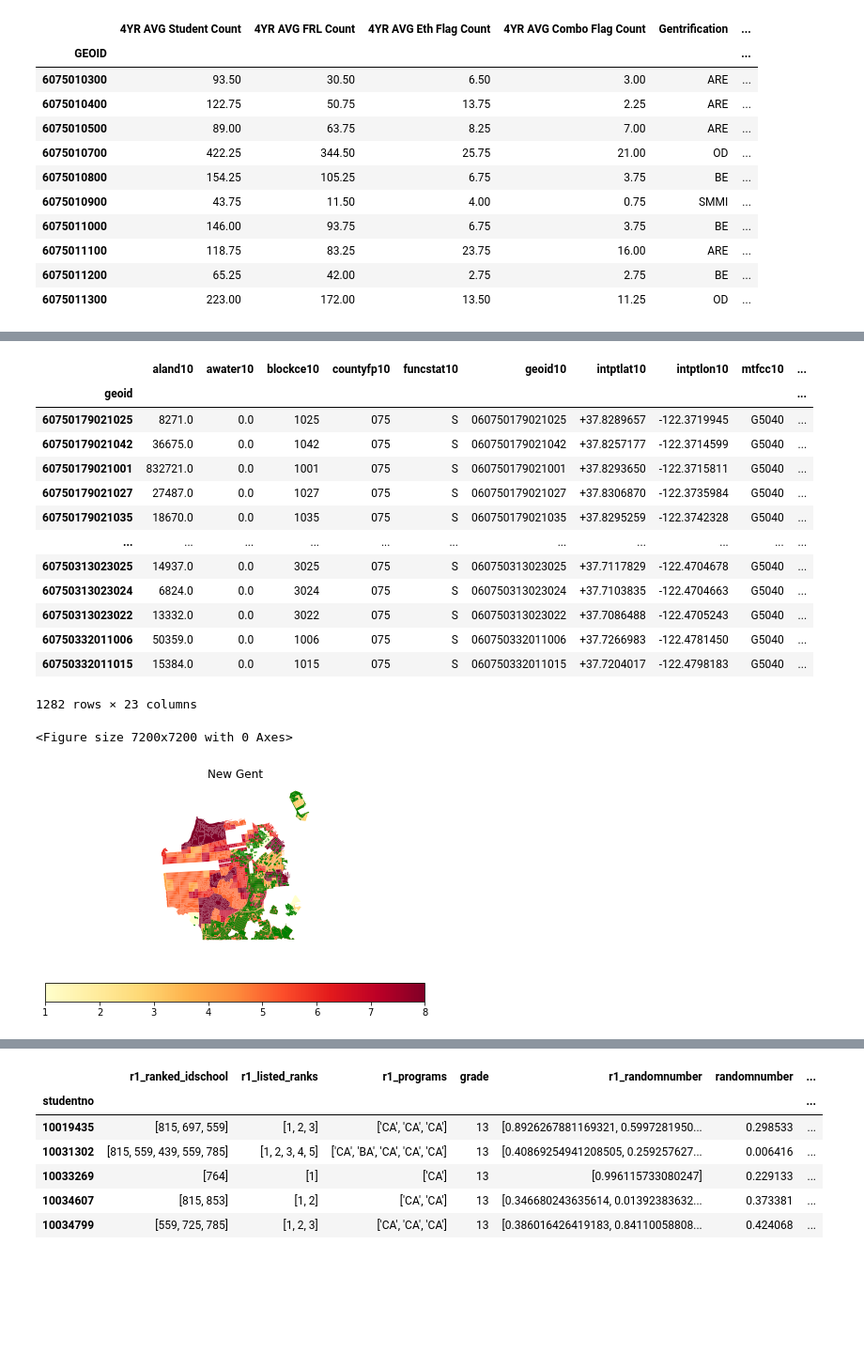
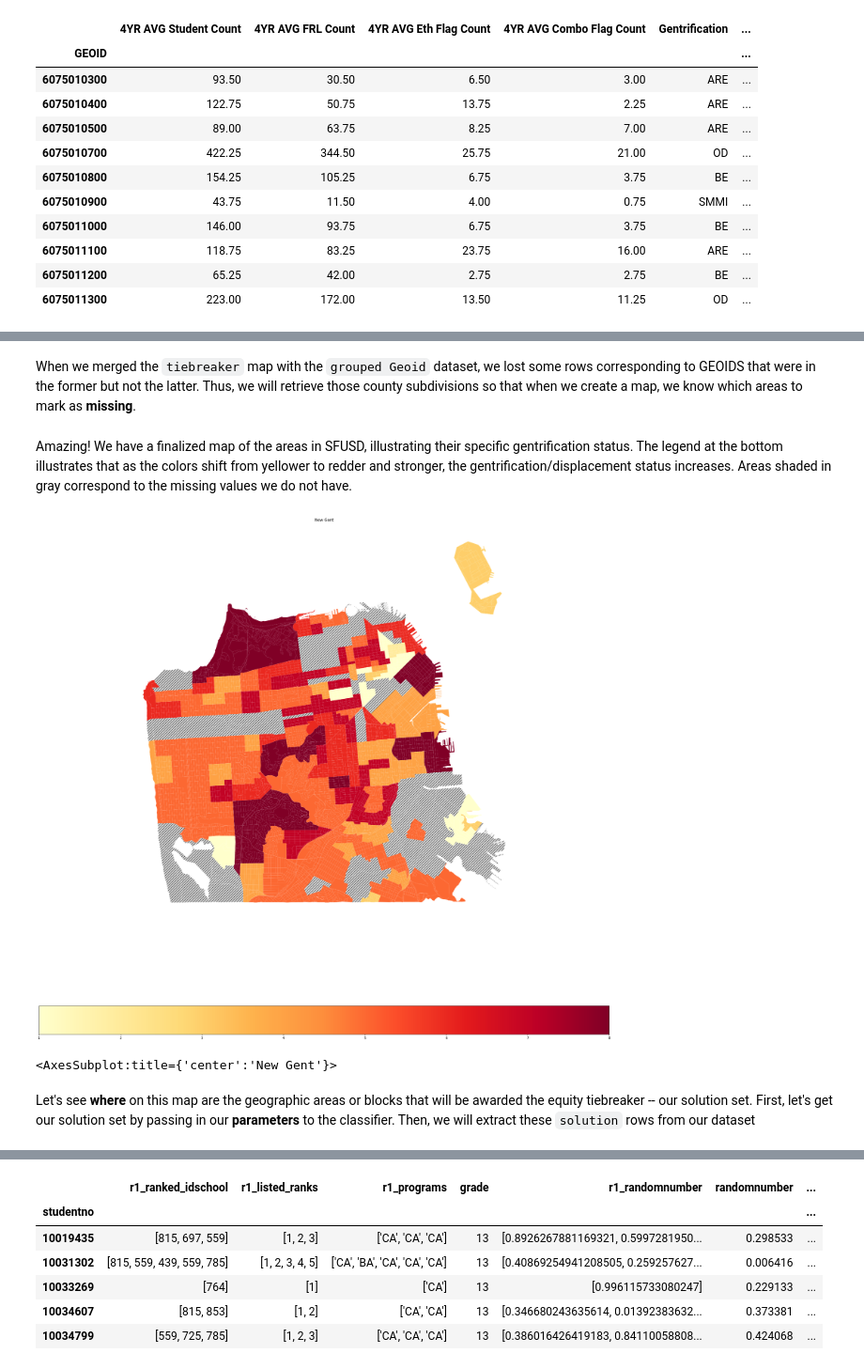
Before and after one commit to 18rberry/Operationalizing-Equity-Tiebreaker-in-SF, a Jupyter notebook: notebooks/Final_Report_Riya.ipynb, the cells around one changed output, grey strips where cells are left out. Shown at 94% size. Drawn from its saved outputs; the diff is of its cells as text; code cells hidden in the pictures; blank space fills up the shorter version.

````diff
--- a/notebooks/Final_Report_Riya.ipynb
+++ b/notebooks/Final_Report_Riya.ipynb
@@ -251,25 +173,13 @@ Index(['aland10', 'awater10', 'blockce10', 'countyfp10', 'funcstat10',
-# %%
-merged_map_filtered
-# %% [output]
-|  | aland10 | awater10 | blockce10 | countyfp10 | funcstat10 | geoid10 | intptlat10 | intptlon10 | mtfcc10 | ... |
-| geoid |  |  |  |  |  |  |  |  |  | ... |
-| 60750179021025 | 8271.0 | 0.0 | 1025 | 075 | S | 060750179021025 | +37.8289657 | -122.3719945 | G5040 | ... |
-| 60750179021042 | 36675.0 | 0.0 | 1042 | 075 | S | 060750179021042 | +37.8257177 | -122.3714599 | G5040 | ... |
-| 60750179021001 | 832721.0 | 0.0 | 1001 | 075 | S | 060750179021001 | +37.8293650 | -122.3715811 | G5040 | ... |
-| 60750179021027 | 27487.0 | 0.0 | 1027 | 075 | S | 060750179021027 | +37.8306870 | -122.3735984 | G5040 | ... |
-| 60750179021035 | 18670.0 | 0.0 | 1035 | 075 | S | 060750179021035 | +37.8295259 | -122.3742328 | G5040 | ... |
-| ... | ... | ... | ... | ... | ... | ... | ... | ... | ... | ... |
-| 60750313023025 | 14937.0 | 0.0 | 3025 | 075 | S | 060750313023025 | +37.7117829 | -122.4704678 | G5040 | ... |
-| 60750313023024 | 6824.0 | 0.0 | 3024 | 075 | S | 060750313023024 | +37.7103835 | -122.4704663 | G5040 | ... |
-| 60750313023022 | 13332.0 | 0.0 | 3022 | 075 | S | 060750313023022 | +37.7086488 | -122.4705243 | G5040 | ... |
-| 60750332011006 | 50359.0 | 0.0 | 1006 | 075 | S | 060750332011006 | +37.7266983 | -122.4781450 | G5040 | ... |
-| 60750332011015 | 15384.0 | 0.0 | 1015 | 075 | S | 060750332011015 | +37.7204017 | -122.4798183 | G5040 | ... |
-1282 rows × 23 columns
-# %%
-plt.figure(figsize=((100,100)))
-new = merged_map_filtered.plot(marker = 'o', color = 'green', zorder = 2)
-new_map = pc6.plot_map_new(merged_map, params6, ax=new)
-plt.show()
-# %% [output]
-<Figure size 7200x7200 with 0 Axes>
-[figure, removed]
+# %% [markdown]
+When we merged the ```tiebreaker``` map with the ```grouped Geoid``` dataset, we lost some rows corresponding to GEOIDS that were in the former but not the latter. Thus, we will retrieve those county subdivisions so that when we create a map, we know which areas to mark as **missing**.
+# %%
+missing_vals = tiebreaker_map[~tiebreaker_map["New Geoid"].isin(merged_map_tiebreaker["New Geoid"])]
+# %% [markdown]
+Amazing! We have a finalized map of the areas in SFUSD, illustrating their specific gentrification status. The legend at the bottom illustrates that as the colors shift from yellower to redder and stronger, the gentrification/displacement status increases. Areas shaded in gray correspond to the missing values we do not have.
+# %%
+final_classifier.plot_map_new(merged_map_tiebreaker, params, missing_vals)
+# %% [output]
+[figure, added]
+<AxesSubplot:title={'center':'New Gent'}>
+# %% [markdown]
+Let's see **where** on this map are the geographic areas or blocks that will be awarded the equity tiebreaker -- our solution set. First, let's get our solution set by passing in our **parameters** to the classifier. Then, we will extract these ```solution``` rows from our dataset
````
Also changed, not shown: parts of 46 cells of this notebook, 3 other files.
